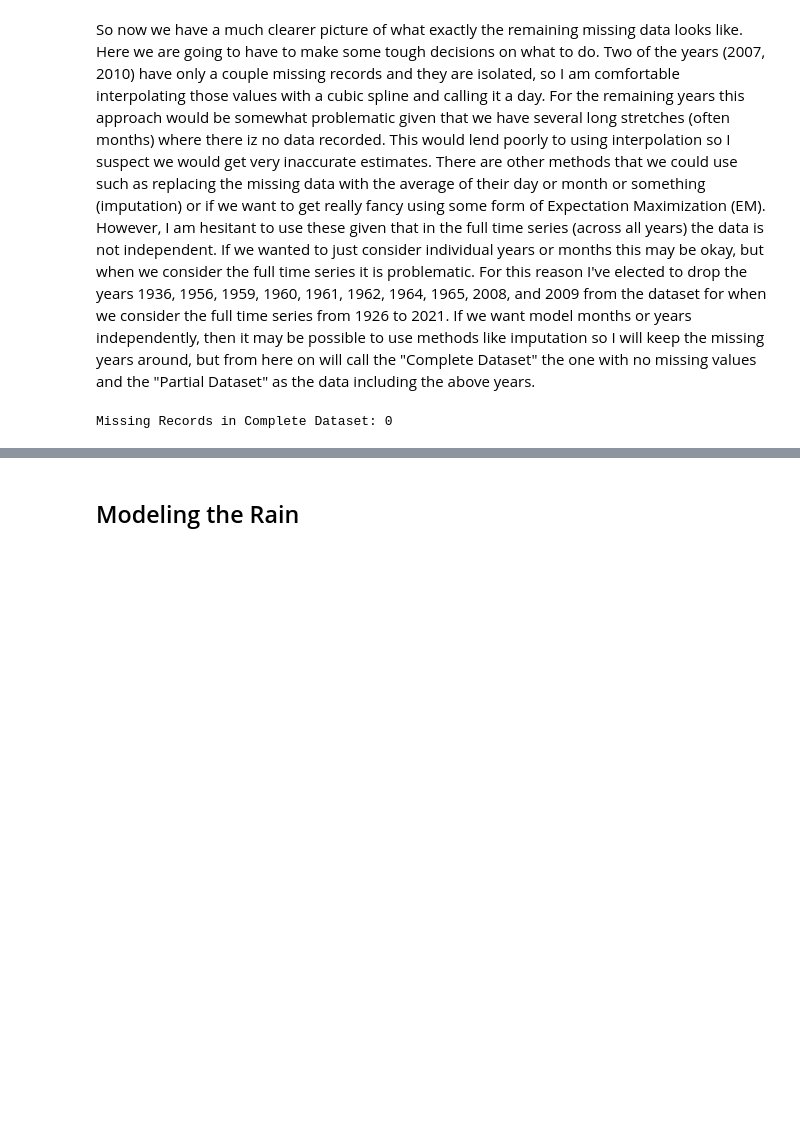
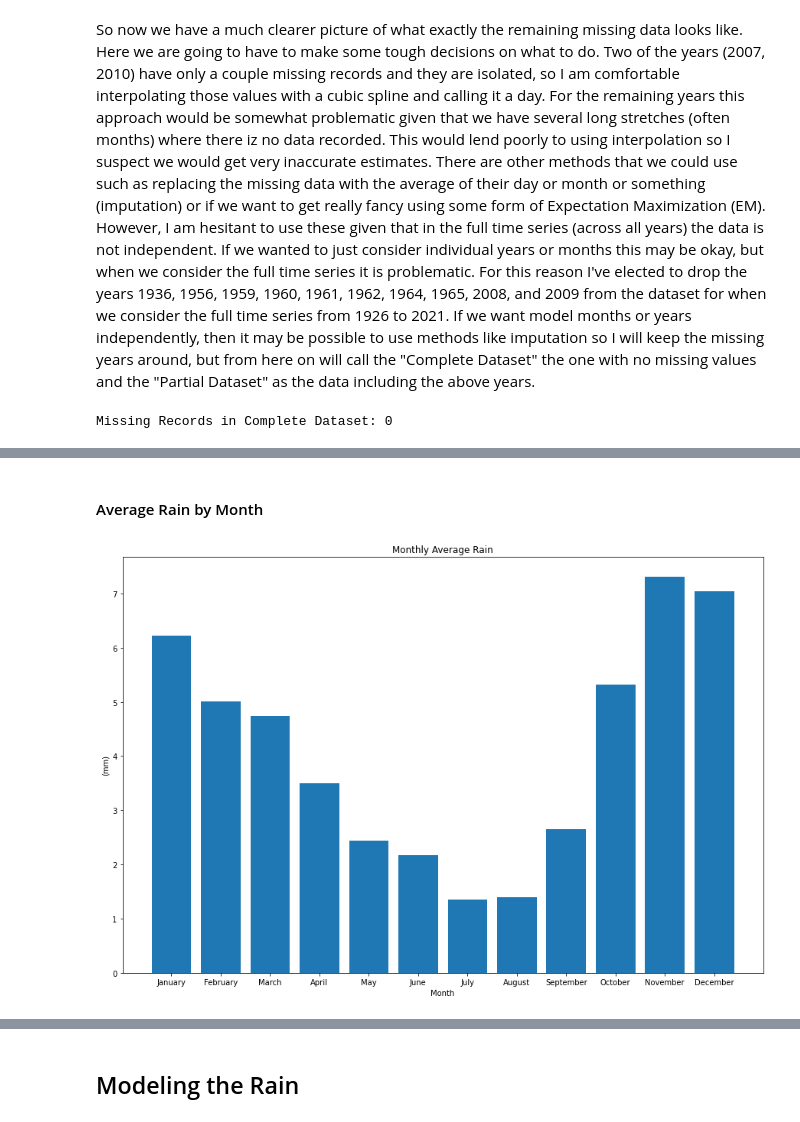
Before and after one commit to AlanJohnM/Modelling-Raincouver, a Jupyter notebook: Raincouver.ipynb, the cells around one changed output, grey strips where cells are left out. Saved outputs shown, nothing was run; the diff lists cells and outputs as text; code cells hidden in the pictures; blank space fills up the shorter version.

Commit message:
finished up HMM (indexing is hard) and  added a few more graphics, just need a bit  better model/modelling description before attempting  overkill

```diff
--- a/Raincouver.ipynb
+++ b/Raincouver.ipynb
@@ -251,7 +251,7 @@ So now we have a much clearer picture of what exactly the remaining missing data
 bad_years = [1936, 1956, 1959, 1960, 1961, 1962, 1964, 1965, 2008, 2009]
 
 PartialDataset  = merged_rain_data
-CompleteDataset = merged_rain_data[merged_rain_data["Year"].map(lambda x: x not in bad_years)].reset_index()
+CompleteDataset = merged_rain_data[merged_rain_data["Year"].map(lambda x: x not in bad_years)].reset_index(drop=True)
 CompleteDataset = CompleteDataset.interpolate(method="cubicspline")
 
 print(f"Missing Records in Complete Dataset: {len(CompleteDataset[CompleteDataset['Total Rain (mm)'].isnull()])}")
@@ -259,0 +296,14 @@ Missing Records in Complete Dataset: 0
+# %% [markdown]
+#### Average Rain by Month
+# %%
+plt.figure(figsize=(15,10))
+yearly_average = CompleteDataset.drop(["Year", "Day"], axis=1).groupby("Month").mean()
+months = ["January", "February", "March", "April", "May", "June", "July", "August", "September", "October", "November", "December"]
+plt.bar(x=yearly_average.index.to_numpy(), height=yearly_average["Total Rain (mm)"].to_numpy(), label = "Per Year Average Rain")
+plt.title("Monthly Average Rain")
+plt.ylabel("(mm)")
+plt.xlabel("Month")
+plt.xticks(ticks=yearly_average.index.to_numpy(), labels=months)
+plt.show()
+# %% [output]
+[figure, added]
```
Also changed, not shown: parts of 32 cells of this notebook.
